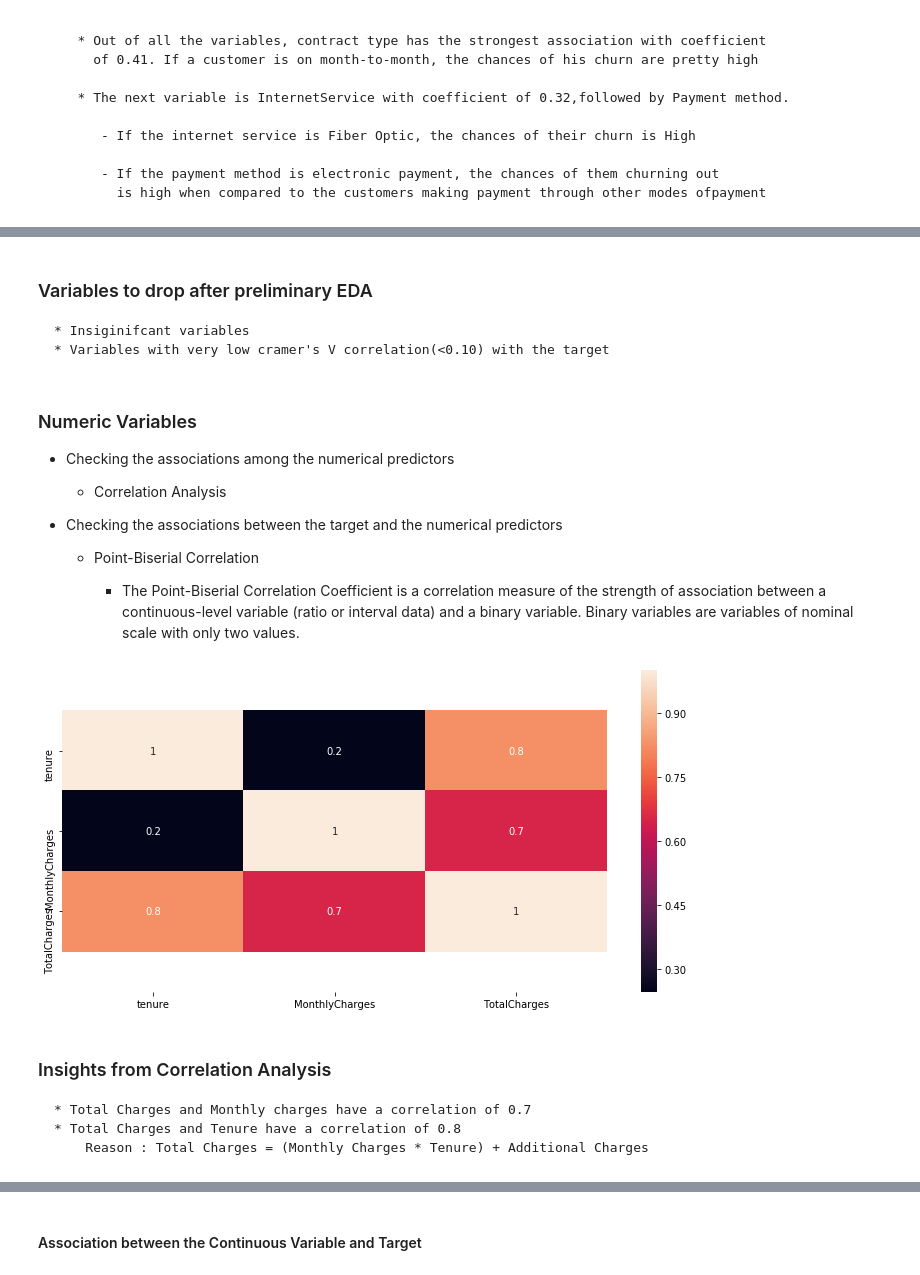
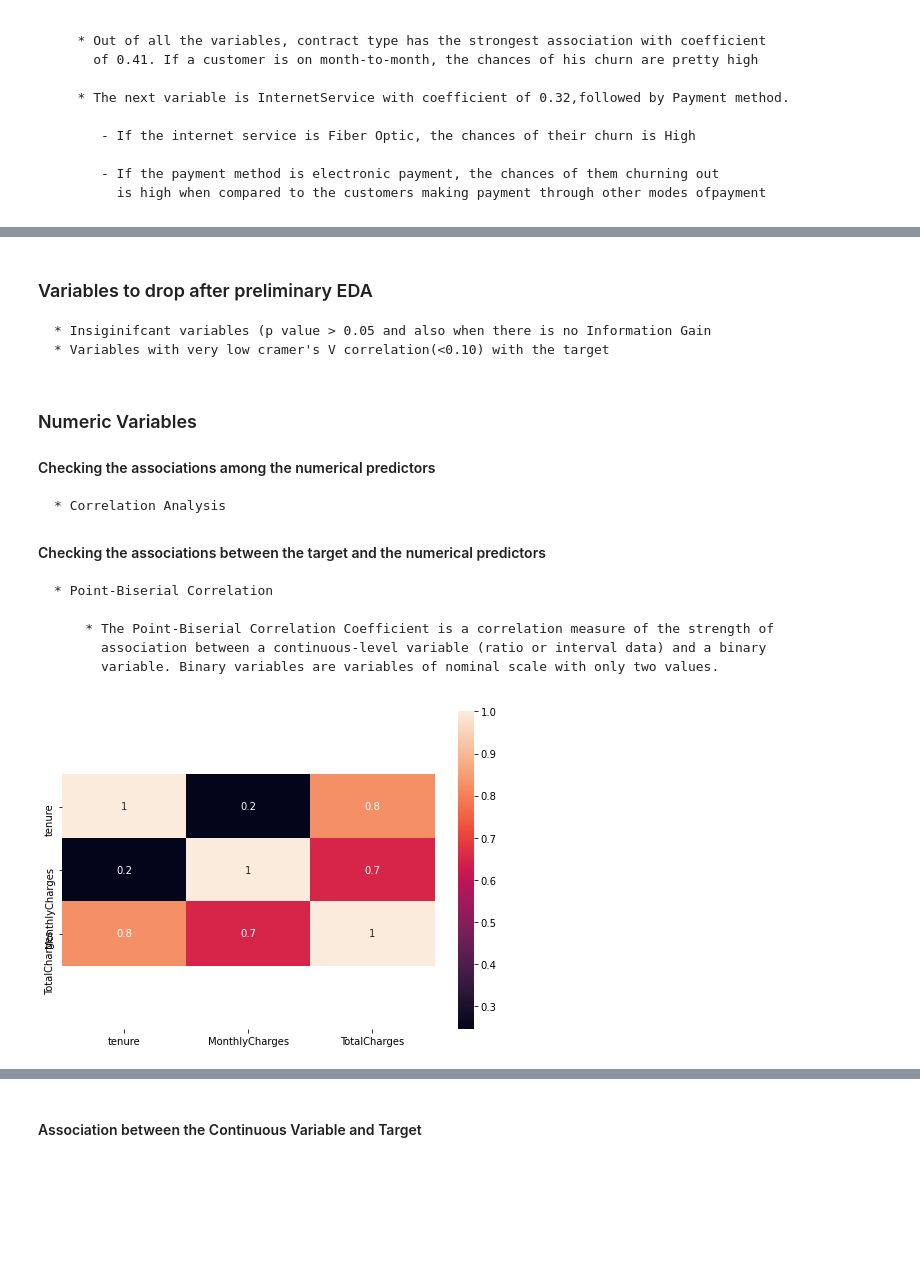
Before and after one commit to HarishPatlolla/Churn-Analysis-using--Logistic-Regression-Decision-Tree-Bagging-Random-Forest-Boosting, a Jupyter notebook: Churn_modelling_github.ipynb, the cells around one changed output, grey strips where cells are left out. Saved outputs shown, nothing was run; the diff lists cells and outputs as text; code cells hidden in the pictures; blank space fills up the shorter version.

```diff
--- a/Churn_modelling_github.ipynb
+++ b/Churn_modelling_github.ipynb
@@ -307,6 +311,6 @@ The CramerV correlation coefficient for the nominal variables are
 # %% [markdown]
 ### Variables to drop after preliminary EDA
 
-    * Insiginifcant variables
+    * Insiginifcant variables (p value > 0.05 and also when there is no Information Gain
     * Variables with very low cramer's V correlation(<0.10) with the target
 # %%
@@ -315,12 +320,12 @@ churn_data.drop(columns=['gender','PhoneService','MultipleLines','StreamingMovie
 # %% [markdown]
 ### Numeric Variables
 
-* Checking the  associations among the numerical predictors
+#### Checking the  associations among the numerical predictors
 
     * Correlation Analysis
 
 
-* Checking the  associations between the target and the numerical predictors
+#### Checking the  associations between the target and the numerical predictors
 
     * Point-Biserial Correlation
 
@@ -328,16 +333,10 @@ churn_data.drop(columns=['gender','PhoneService','MultipleLines','StreamingMovie
           association between a continuous-level variable (ratio or interval data) and a binary
           variable. Binary variables are variables of nominal scale with only two values.
 # %%
-plt.figure(figsize = (10,5))
+plt.figure(figsize = (7,5))
 ax=sns.heatmap(numeric_cols_data.corr(), annot=True,fmt='.1g')
 bottom, top = ax.get_ylim()
 ax.set_ylim(bottom + 1, top -1)
 plt.tight_layout()
 # %% [output]
-[figure, old version]
+[figure, new version]
-# %% [markdown]
-### Insights from Correlation Analysis
-
-    * Total Charges and Monthly charges have a correlation of 0.7
-    * Total Charges and Tenure have a correlation of 0.8
-        Reason : Total Charges = (Monthly Charges * Tenure) + Additional Charges
```
Also changed, not shown: parts of 69 cells of this notebook.
